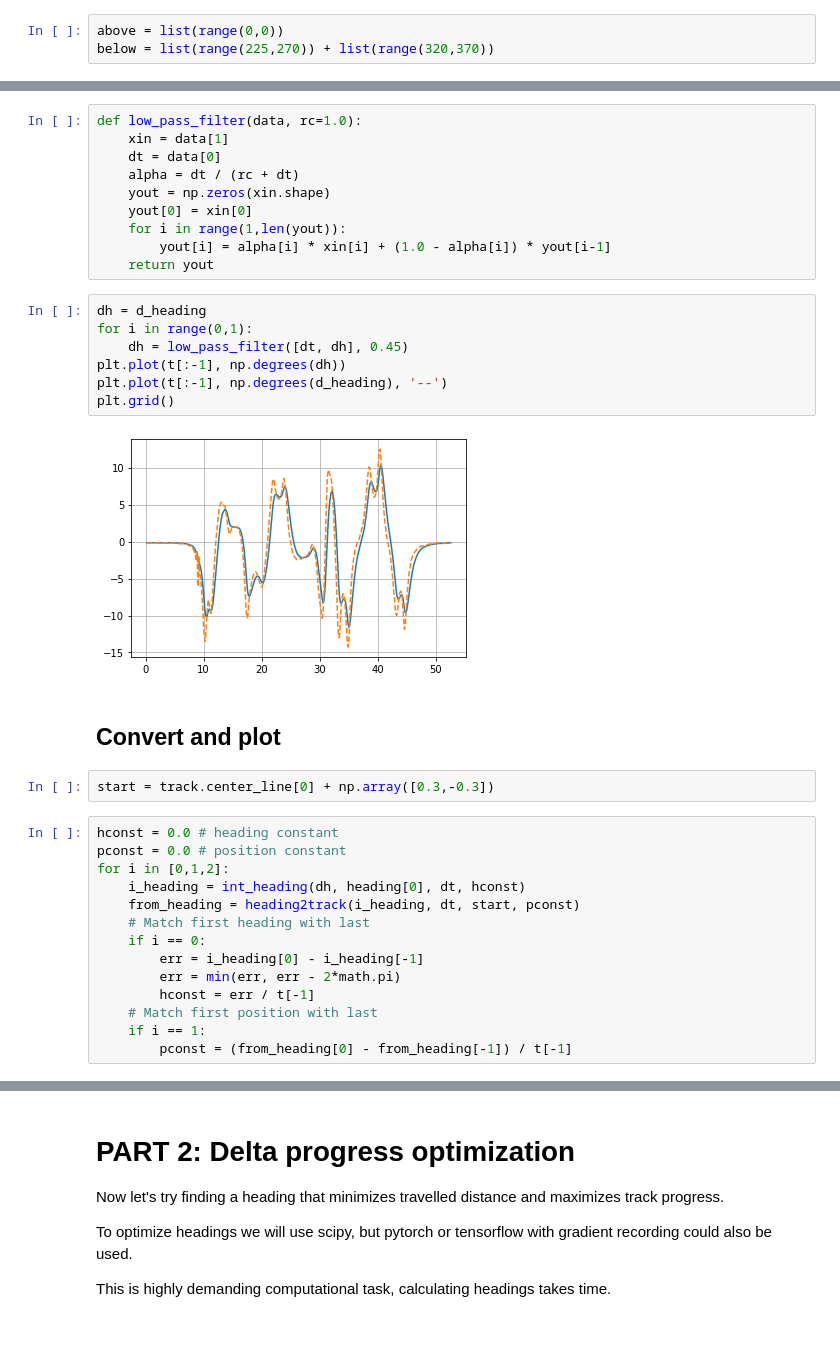
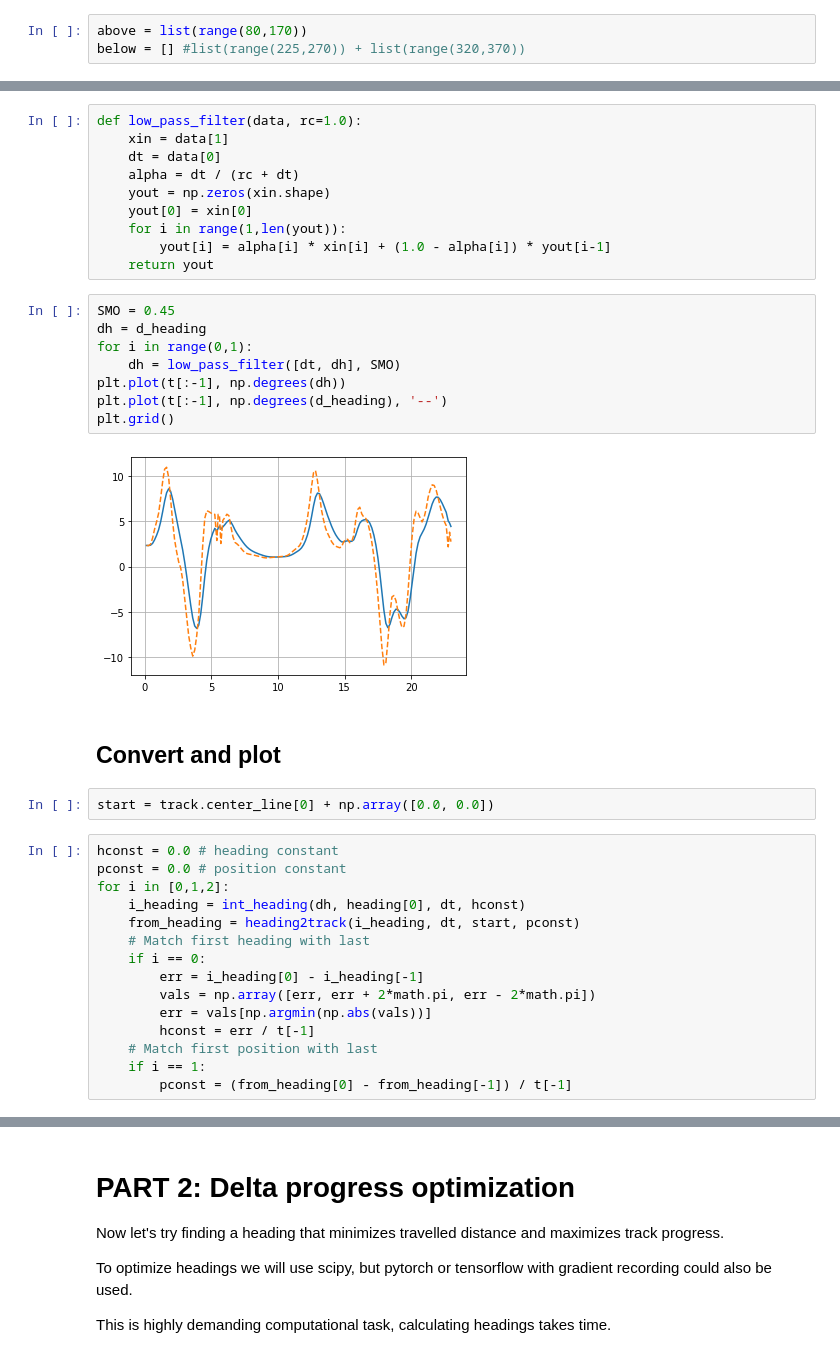
Before and after one commit to Maciej-GBS/dr-gummy, a Jupyter notebook: Track_analysis.ipynb, the cells around one changed output, grey strips where cells are left out. Drawn from its saved outputs; the diff is of its cells as text.

```diff
--- a/Track_analysis.ipynb
+++ b/Track_analysis.ipynb
@@ -149,8 +149,8 @@ def int_heading(dheading, h0, dt, constant=0.0):
 ### Tune parameters above and below
 Tune parameters so that the heading plot is continuous. Problem occurs at heading 180 deg, because it jumps to -180 deg, making it a non-differentiable step function.
 # %%
-above = list(range(0,0))
-below = list(range(225,270)) + list(range(320,370))
+above = list(range(80,170))
+below = [] #list(range(225,270)) + list(range(320,370))
 # %%
 ix = np.arange(len(track.center_line))
 dt = np.array([track_distance(track.center_line, i, N=3) for i in ix])
@@ -204,18 +204,19 @@ def low_pass_filter(data, rc=1.0):
         yout[i] = alpha[i] * xin[i] + (1.0 - alpha[i]) * yout[i-1]
     return yout
 # %%
+SMO = 0.45
 dh = d_heading
 for i in range(0,1):
-    dh = low_pass_filter([dt, dh], 0.45)
+    dh = low_pass_filter([dt, dh], SMO)
 plt.plot(t[:-1], np.degrees(dh))
 plt.plot(t[:-1], np.degrees(d_heading), '--')
 plt.grid()
 # %% [output]
-[figure, old version]
+[figure, new version]
 # %% [markdown]
 ## Convert and plot
 # %%
-start = track.center_line[0] + np.array([0.3,-0.3])
+start = track.center_line[0] + np.array([0.0, 0.0])
 # %%
 hconst = 0.0 # heading constant
 pconst = 0.0 # position constant
@@ -225,7 +226,8 @@ for i in [0,1,2]:
     # Match first heading with last
     if i == 0:
         err = i_heading[0] - i_heading[-1]
-        err = min(err, err - 2*math.pi)
+        vals = np.array([err, err + 2*math.pi, err - 2*math.pi])
+        err = vals[np.argmin(np.abs(vals))]
         hconst = err / t[-1]
     # Match first position with last
     if i == 1:
```
Also changed, not shown: parts of 10 cells of this notebook, 2 other files.
